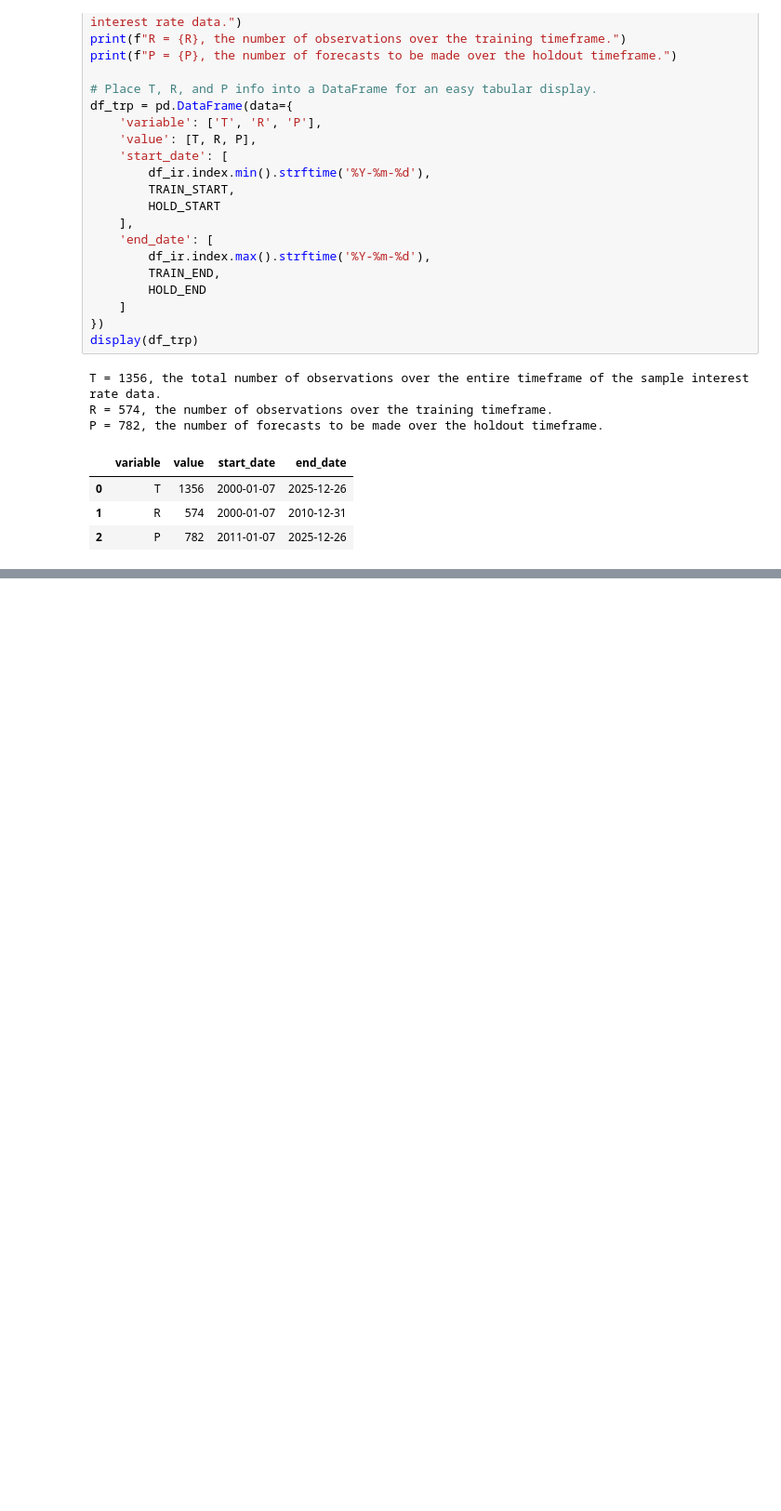
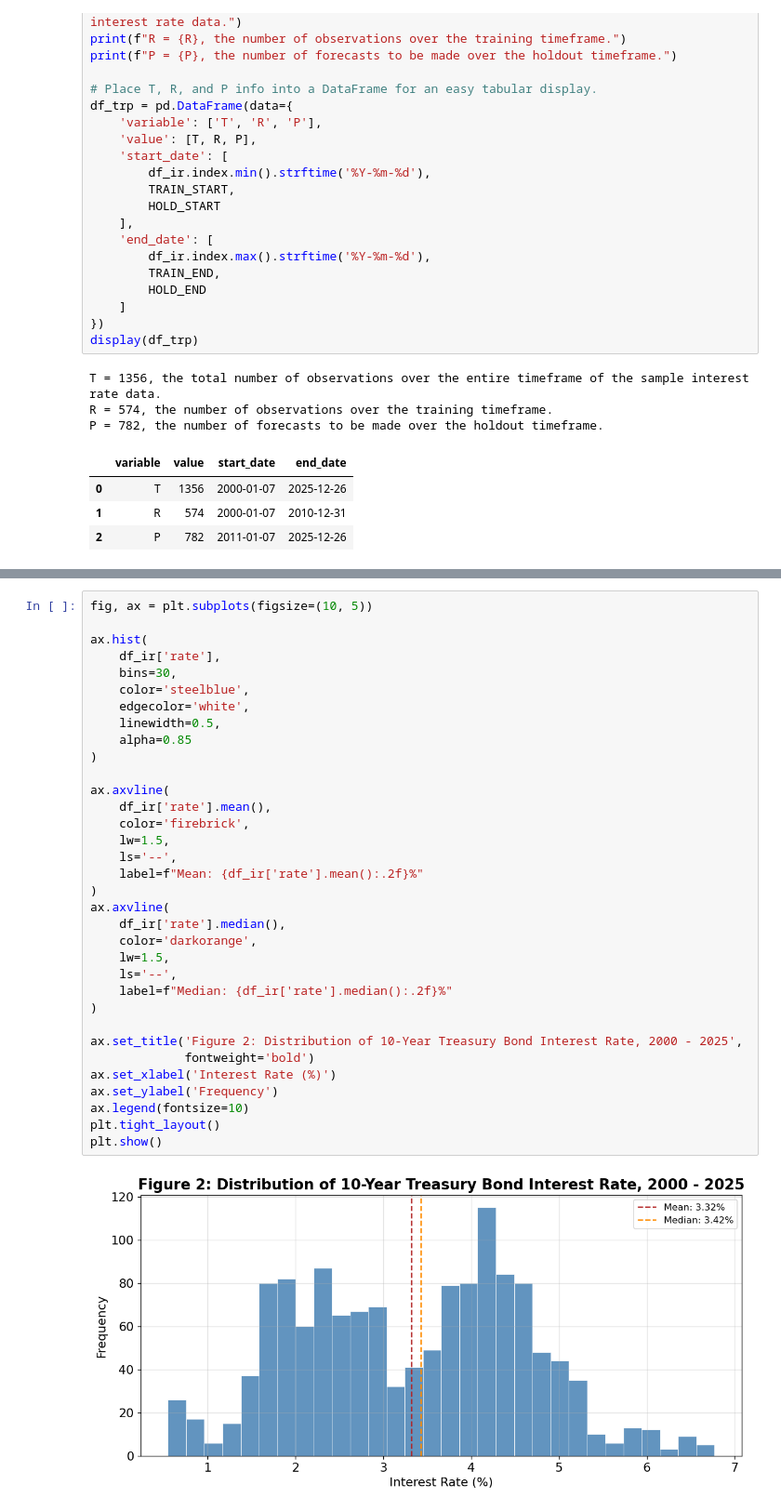
Before and after one commit to Vazquez-Michael-V/forecasting_econ_570, a Jupyter notebook: midterm/econ_570_midterm.ipynb, the cells around one changed output, grey strips where cells are left out. Shown at 93% size. Drawn from its saved outputs; the diff is of its cells as text; blank space fills up the shorter version.

```diff
--- a/midterm/econ_570_midterm.ipynb
+++ b/midterm/econ_570_midterm.ipynb
@@ -237,0 +298,36 @@ P = 782, the number of forecasts to be made over the holdout timeframe.
+# %%
+fig, ax = plt.subplots(figsize=(10, 5))
+
+ax.hist(
+    df_ir['rate'],
+    bins=30,
+    color='steelblue',
+    edgecolor='white',
+    linewidth=0.5,
+    alpha=0.85
+)
+
+ax.axvline(
+    df_ir['rate'].mean(),
+    color='firebrick',
+    lw=1.5,
+    ls='--',
+    label=f"Mean: {df_ir['rate'].mean():.2f}%"
+)
+ax.axvline(
+    df_ir['rate'].median(),
+    color='darkorange',
+    lw=1.5,
+    ls='--',
+    label=f"Median: {df_ir['rate'].median():.2f}%"
+)
+
+ax.set_title('Figure 2: Distribution of 10-Year Treasury Bond Interest Rate, 2000 - 2025',
+             fontweight='bold')
+ax.set_xlabel('Interest Rate (%)')
+ax.set_ylabel('Frequency')
+ax.legend(fontsize=10)
+plt.tight_layout()
+plt.show()
+# %% [output]
+[figure, added]
```
Also changed, not shown: parts of 9 cells of this notebook, 2 other files.
